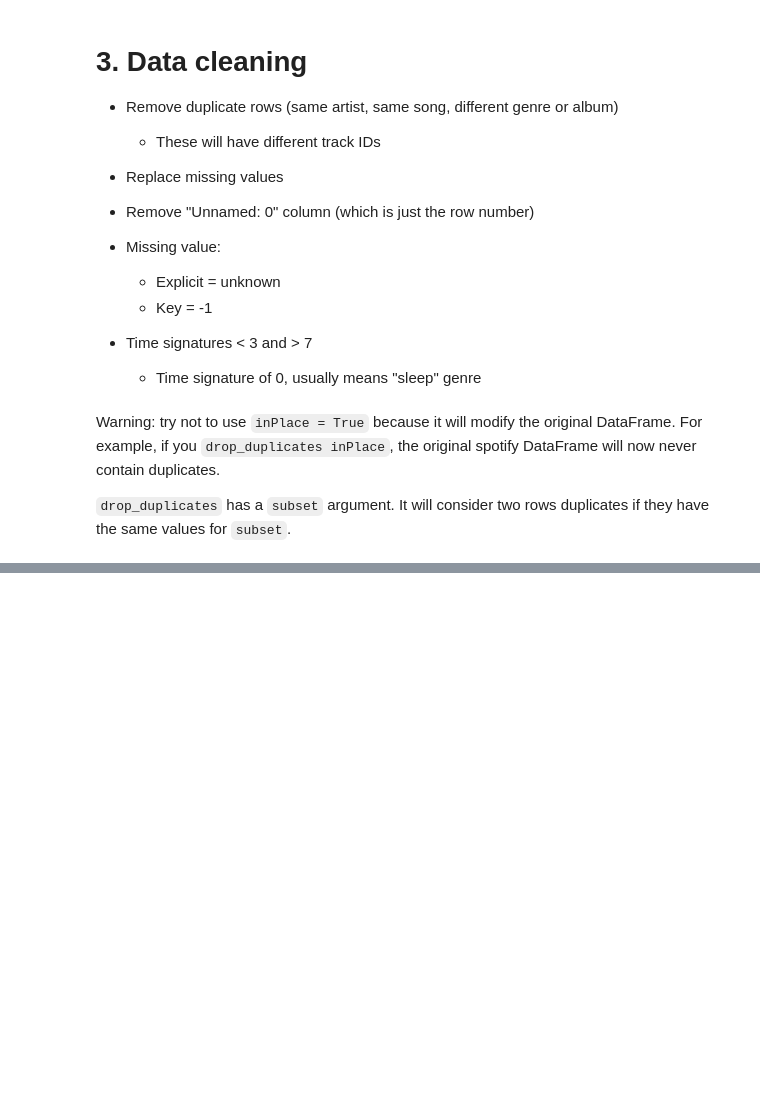
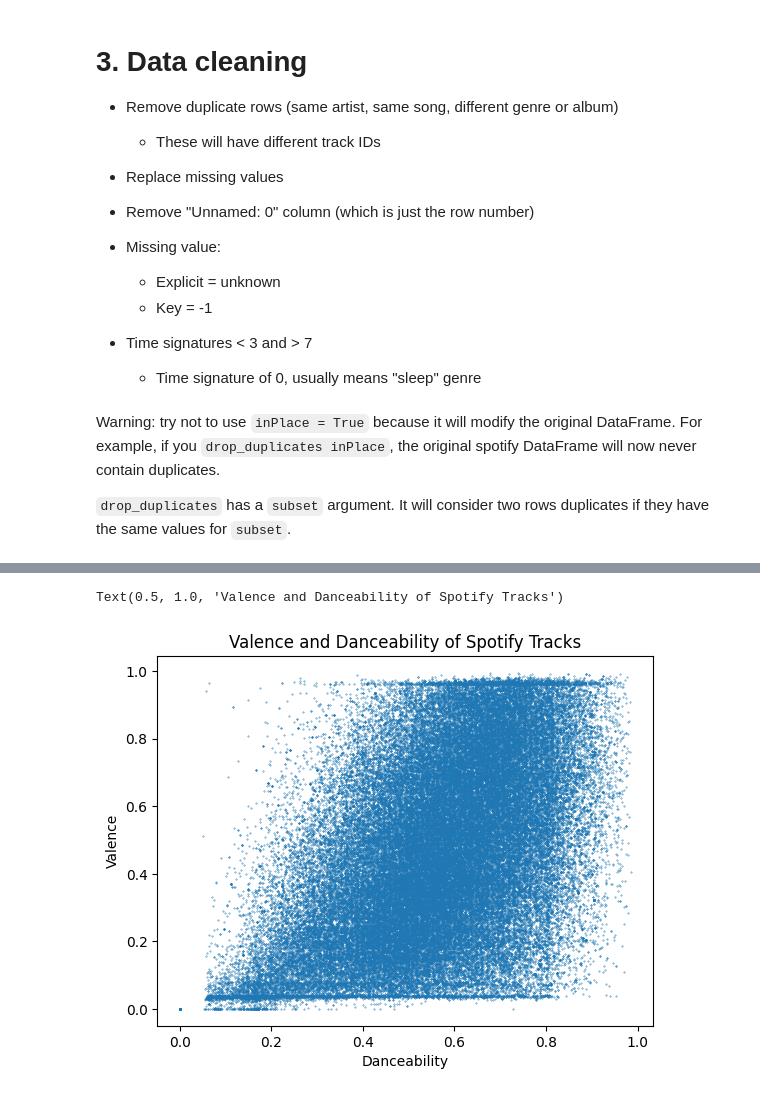
Before and after one commit to zacharydesoto/beat-predictor, a Jupyter notebook: M148_project.ipynb, the cells around one changed output, grey strips where cells are left out. Cells and saved outputs as stored; diff of their text form; code cells hidden in the pictures; blank space fills up the shorter version.

```diff
--- a/M148_project.ipynb
+++ b/M148_project.ipynb
@@ -146,0 +171,10 @@ spotify_new.shape
+# %%
+danceability = spotify['danceability']
+energy = spotify['valence']
+plt.scatter(danceability, energy, s=0.1)
+plt.xlabel('Danceability')
+plt.ylabel('Valence')
+plt.title('Valence and Danceability of Spotify Tracks')
+# %% [output]
+Text(0.5, 1.0, 'Valence and Danceability of Spotify Tracks')
+[figure, added]
```
Also changed, not shown: parts of 9 cells of this notebook.
